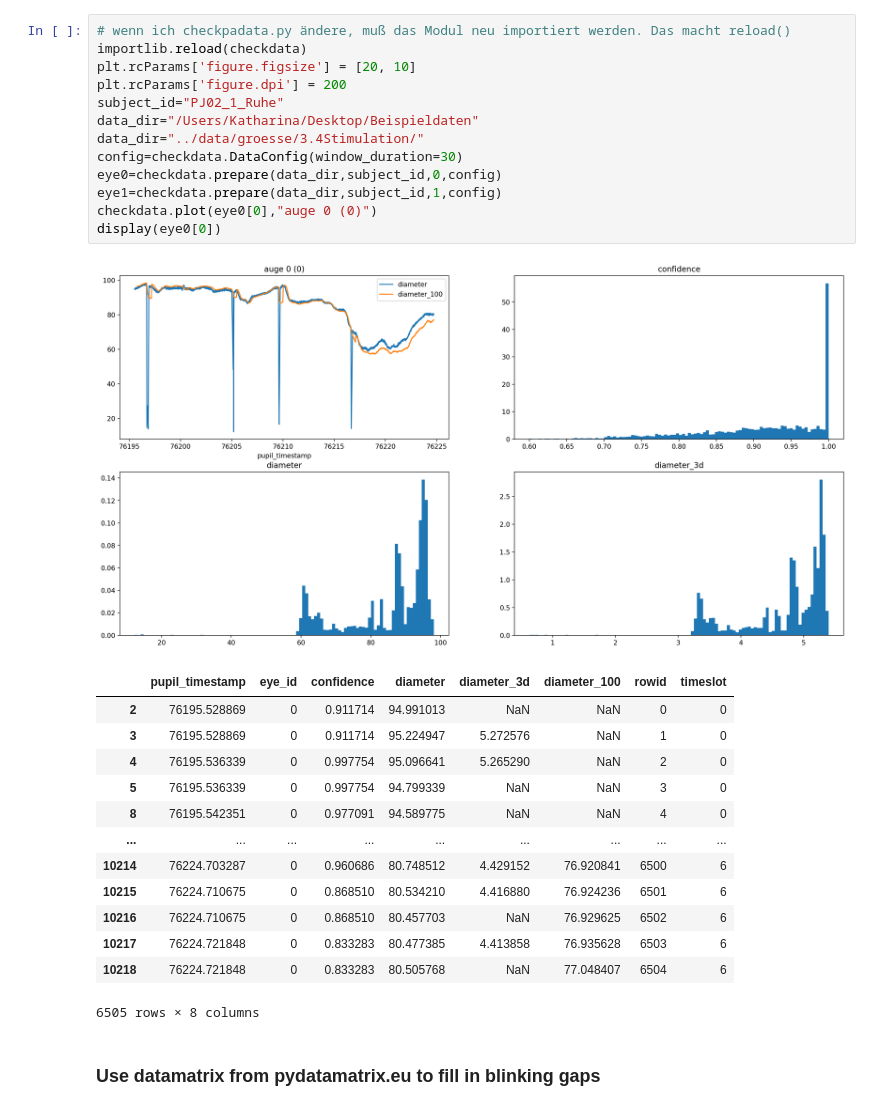
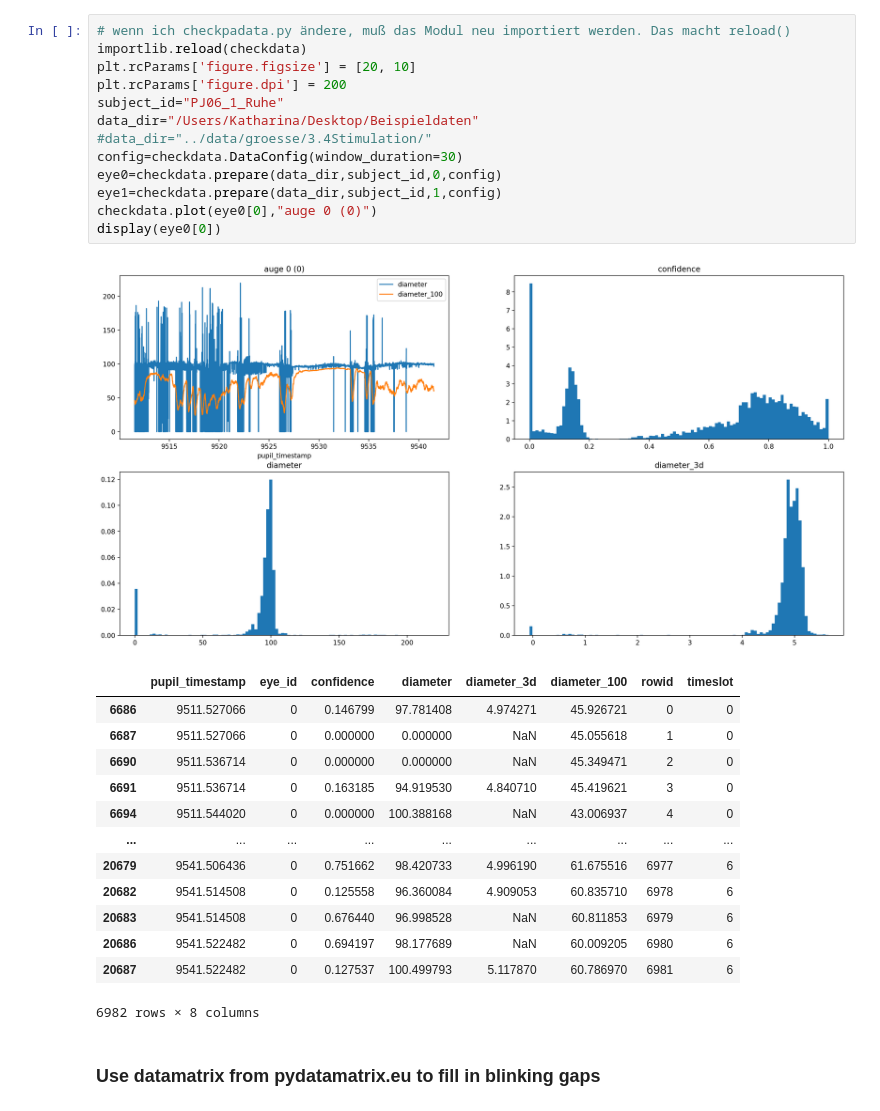
Before and after one commit to KathaMei/Pupille, a Jupyter notebook: notebooks/checkdata.ipynb, the cells around one changed output. Drawn from its saved outputs; the diff is of its cells as text.

```diff
--- a/notebooks/checkdata.ipynb
+++ b/notebooks/checkdata.ipynb
@@ -37,31 +37,31 @@ Requirement already satisfied: six>=1.5 in /home/marco/Projects/KatharinaMeier/P
 # %%
 # wenn ich checkpadata.py ändere, muß das Modul neu importiert werden. Das macht reload()
 importlib.reload(checkdata)
 plt.rcParams['figure.figsize'] = [20, 10]
 plt.rcParams['figure.dpi'] = 200
-subject_id="PJ02_1_Ruhe"
+subject_id="PJ06_1_Ruhe"
 data_dir="/Users/Katharina/Desktop/Beispieldaten"
-data_dir="../data/groesse/3.4Stimulation/"
+#data_dir="../data/groesse/3.4Stimulation/"
 config=checkdata.DataConfig(window_duration=30)
 eye0=checkdata.prepare(data_dir,subject_id,0,config)
 eye1=checkdata.prepare(data_dir,subject_id,1,config)
 checkdata.plot(eye0[0],"auge 0 (0)")
 display(eye0[0])
 # %% [output]
-[figure, old version]
+[figure, new version]
 |  | pupil_timestamp | eye_id | confidence | diameter | diameter_3d | diameter_100 | rowid | timeslot |
-| 2 | 76195.528869 | 0 | 0.911714 | 94.991013 | NaN | NaN | 0 | 0 |
-| 3 | 76195.528869 | 0 | 0.911714 | 95.224947 | 5.272576 | NaN | 1 | 0 |
-| 4 | 76195.536339 | 0 | 0.997754 | 95.096641 | 5.265290 | NaN | 2 | 0 |
-| 5 | 76195.536339 | 0 | 0.997754 | 94.799339 | NaN | NaN | 3 | 0 |
-| 8 | 76195.542351 | 0 | 0.977091 | 94.589775 | NaN | NaN | 4 | 0 |
+| 6686 | 9511.527066 | 0 | 0.146799 | 97.781408 | 4.974271 | 45.926721 | 0 | 0 |
+| 6687 | 9511.527066 | 0 | 0.000000 | 0.000000 | NaN | 45.055618 | 1 | 0 |
+| 6690 | 9511.536714 | 0 | 0.000000 | 0.000000 | NaN | 45.349471 | 2 | 0 |
+| 6691 | 9511.536714 | 0 | 0.163185 | 94.919530 | 4.840710 | 45.419621 | 3 | 0 |
+| 6694 | 9511.544020 | 0 | 0.000000 | 100.388168 | NaN | 43.006937 | 4 | 0 |
 | ... | ... | ... | ... | ... | ... | ... | ... | ... |
-| 10214 | 76224.703287 | 0 | 0.960686 | 80.748512 | 4.429152 | 76.920841 | 6500 | 6 |
-| 10215 | 76224.710675 | 0 | 0.868510 | 80.534210 | 4.416880 | 76.924236 | 6501 | 6 |
-| 10216 | 76224.710675 | 0 | 0.868510 | 80.457703 | NaN | 76.929625 | 6502 | 6 |
-| 10217 | 76224.721848 | 0 | 0.833283 | 80.477385 | 4.413858 | 76.935628 | 6503 | 6 |
-| 10218 | 76224.721848 | 0 | 0.833283 | 80.505768 | NaN | 77.048407 | 6504 | 6 |
+| 20679 | 9541.506436 | 0 | 0.751662 | 98.420733 | 4.996190 | 61.675516 | 6977 | 6 |
+| 20682 | 9541.514508 | 0 | 0.125558 | 96.360084 | 4.909053 | 60.835710 | 6978 | 6 |
+| 20683 | 9541.514508 | 0 | 0.676440 | 96.998528 | NaN | 60.811853 | 6979 | 6 |
+| 20686 | 9541.522482 | 0 | 0.694197 | 98.177689 | NaN | 60.009205 | 6980 | 6 |
+| 20687 | 9541.522482 | 0 | 0.127537 | 100.499793 | 5.117870 | 60.786970 | 6981 | 6 |
-6505 rows × 8 columns
+6982 rows × 8 columns
 # %% [markdown]
 ### Use datamatrix from pydatamatrix.eu to fill in blinking gaps
 # %%
```
Also changed, not shown: parts of 5 cells of this notebook, 14 other files.
